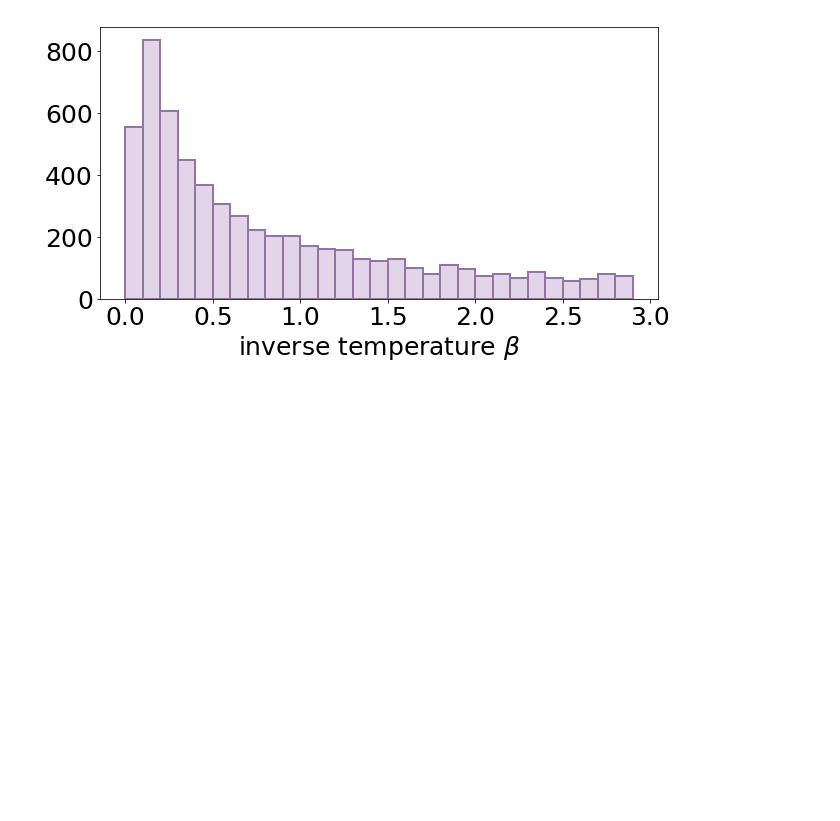
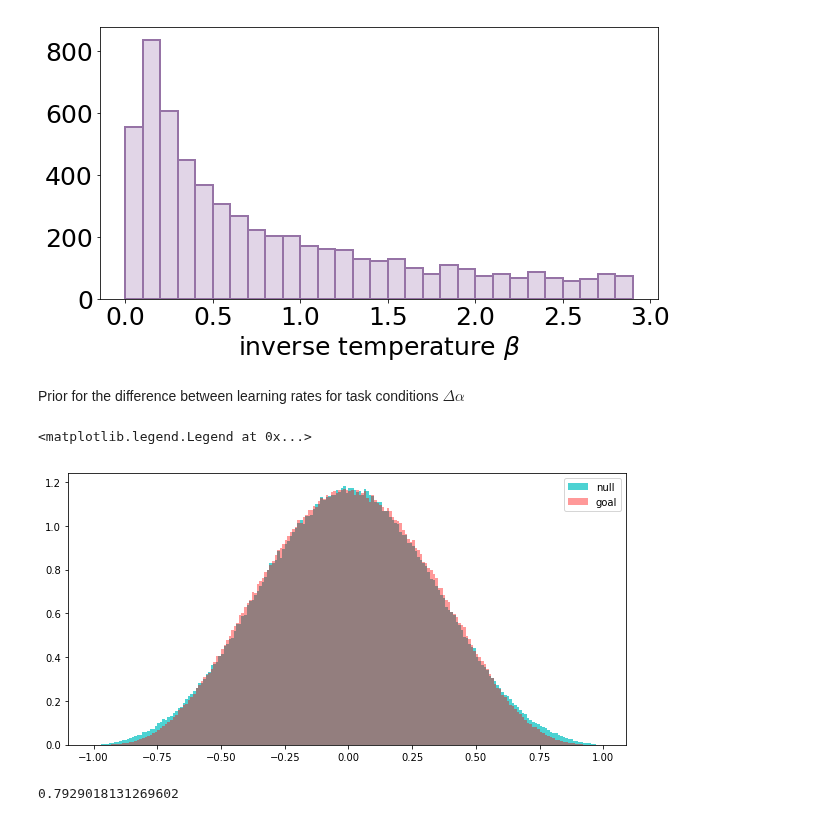
Before and after one commit to kbonna/decidenet, a Jupyter notebook: behavioral_analysis/dn_ba_07_beta_distribution.ipynb, the cells around one changed output. Cells and saved outputs as stored; diff of their text form; code cells hidden in the pictures; blank space fills up the shorter version.

```diff
--- a/behavioral_analysis/dn_ba_07_beta_distribution.ipynb
+++ b/behavioral_analysis/dn_ba_07_beta_distribution.ipynb
@@ -120,0 +114,30 @@ alpha =
+# %% [markdown]
+Prior for the difference between learning rates for task conditions $\Delta \alpha$
+# %%
+N = 1000000
+
+# LEFT SIDE
+a1 = np.random.uniform(1, 10, N)
+b1 = np.random.uniform(1, 10, N)
+a2 = np.random.uniform(1, 10, N)
+b2 = np.random.uniform(1, 10, N)
+lr1 = np.random.beta(a=a1, b=b1)
+lr2 = np.random.beta(a=a2, b=b2)
+diff_true = lr1 - lr2
+
+# RIGHT SIDE
+a3 = np.random.uniform(1, 5, N)
+b3 = np.random.uniform(1, 5, N)
+diff = np.random.beta(a=4.5, b=4.5, size=N) * 2 - 1
+
+fig, ax = plt.subplots(nrows=1, ncols=1, facecolor='w', figsize=(10, 5))
+ax.hist(diff_true, bins=np.arange(-1, 1, .01), density=True, alpha=.7, color='c', label='null');
+ax.hist(diff, bins=np.arange(-1, 1, .01), density=True, alpha=.4, color='r', label='goal');
+plt.legend()
+# %% [output]
+<matplotlib.legend.Legend at 0x...>
+[figure, added]
+# %%
+lr1
+# %% [output]
+0.7929018131269602
```
Also changed, not shown: parts of 2 cells of this notebook, 13 other files.
